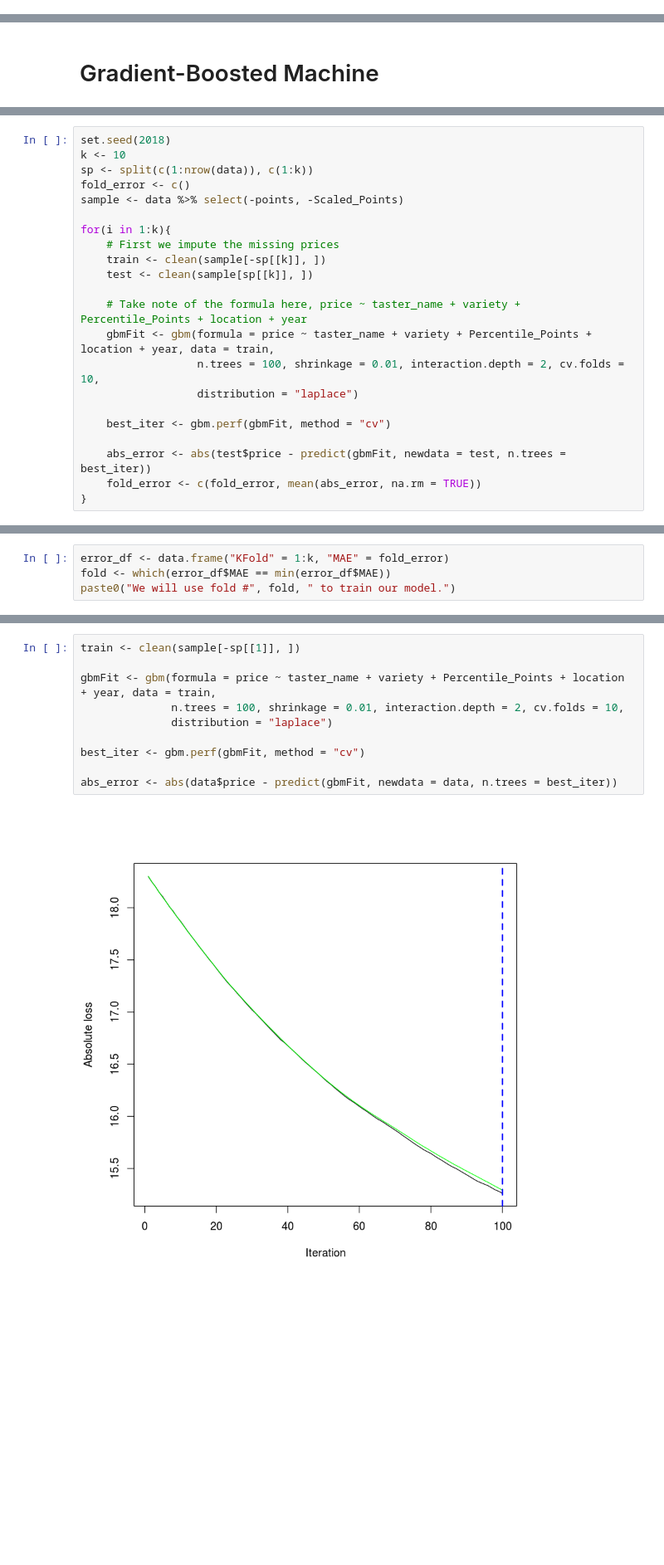
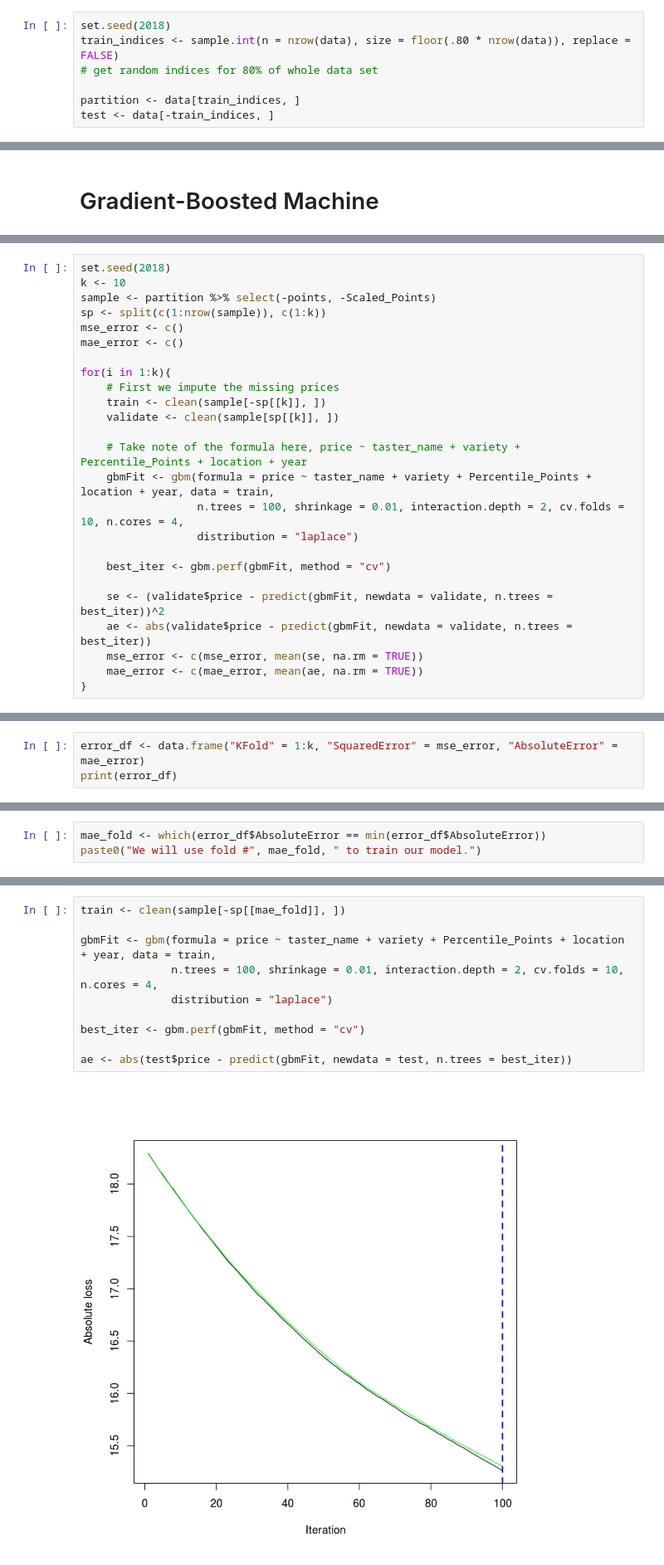
Before and after one commit to yiwenliu0127/707wine, a Jupyter notebook: 707Wine_Benji_Wagner.ipynb, the cells around one changed output, grey strips where cells are left out. Shown at 83% size. Drawn from its saved outputs; the diff is of its cells as text; blank space fills up the shorter version.

```diff
--- a/707Wine_Benji_Wagner.ipynb
+++ b/707Wine_Benji_Wagner.ipynb
@@ -148,0 +153,7 @@ We must change our categorical variables to factors for our functions to handle
+# %%
+set.seed(2018)
+train_indices <- sample.int(n = nrow(data), size = floor(.80 * nrow(data)), replace = FALSE)
+# get random indices for 80% of whole data set
+
+partition <- data[train_indices, ]
+test <- data[-train_indices, ]
@@ -153,23 +170,26 @@ K-Fold Cross-Validation:
 # %%
 set.seed(2018)
 k <- 10
-sp <- split(c(1:nrow(data)), c(1:k))
-fold_error <- c()
-sample <- data %>% select(-points, -Scaled_Points)
+sample <- partition %>% select(-points, -Scaled_Points)
+sp <- split(c(1:nrow(sample)), c(1:k))
+mse_error <- c()
+mae_error <- c()
 
 for(i in 1:k){
     # First we impute the missing prices
     train <- clean(sample[-sp[[k]], ])
-    test <- clean(sample[sp[[k]], ])
+    validate <- clean(sample[sp[[k]], ])
 
     # Take note of the formula here, price ~ taster_name + variety + Percentile_Points + location + year
     gbmFit <- gbm(formula = price ~ taster_name + variety + Percentile_Points + location + year, data = train,
-                  n.trees = 100, shrinkage = 0.01, interaction.depth = 2, cv.folds = 10,
+                  n.trees = 100, shrinkage = 0.01, interaction.depth = 2, cv.folds = 10, n.cores = 4,
                   distribution = "laplace")
 
     best_iter <- gbm.perf(gbmFit, method = "cv")
 
-    abs_error <- abs(test$price - predict(gbmFit, newdata = test, n.trees = best_iter))
-    fold_error <- c(fold_error, mean(abs_error, na.rm = TRUE))
+    se <- (validate$price - predict(gbmFit, newdata = validate, n.trees = best_iter))^2
+    ae <- abs(validate$price - predict(gbmFit, newdata = validate, n.trees = best_iter))
+    mse_error <- c(mse_error, mean(se, na.rm = TRUE))
+    mae_error <- c(mae_error, mean(ae, na.rm = TRUE))
 }
 # %% [output]
@@ -189,0 +206,3 @@ Warning message in split.default(c(1:nrow(data)), c(1:k)):
+# %%
+error_df <- data.frame("KFold" = 1:k, "SquaredError" = mse_error, "AbsoluteError" = mae_error)
+print(error_df)
@@ -190,5 +223,4 @@ Warning message in split.default(c(1:nrow(data)), c(1:k)):
 # %%
-error_df <- data.frame("KFold" = 1:k, "MAE" = fold_error)
-fold <- which(error_df$MAE == min(error_df$MAE))
-paste0("We will use fold #", fold, " to train our model.")
+mae_fold <- which(error_df$AbsoluteError == min(error_df$AbsoluteError))
+paste0("We will use fold #", mae_fold, " to train our model.")
 # %% [output]
@@ -198,13 +230,13 @@ Now we will assess our model on the full data set.
 # %%
-train <- clean(sample[-sp[[1]], ])
+train <- clean(sample[-sp[[mae_fold]], ])
 
 gbmFit <- gbm(formula = price ~ taster_name + variety + Percentile_Points + location + year, data = train,
-              n.trees = 100, shrinkage = 0.01, interaction.depth = 2, cv.folds = 10,
+              n.trees = 100, shrinkage = 0.01, interaction.depth = 2, cv.folds = 10, n.cores = 4,
               distribution = "laplace")
 
 best_iter <- gbm.perf(gbmFit, method = "cv")
 
-abs_error <- abs(data$price - predict(gbmFit, newdata = data, n.trees = best_iter))
+ae <- abs(test$price - predict(gbmFit, newdata = test, n.trees = best_iter))
 # %% [output]
-[figure, old version]
+[figure, new version]
 # %%
```
Also changed, not shown: parts of 30 cells of this notebook.
